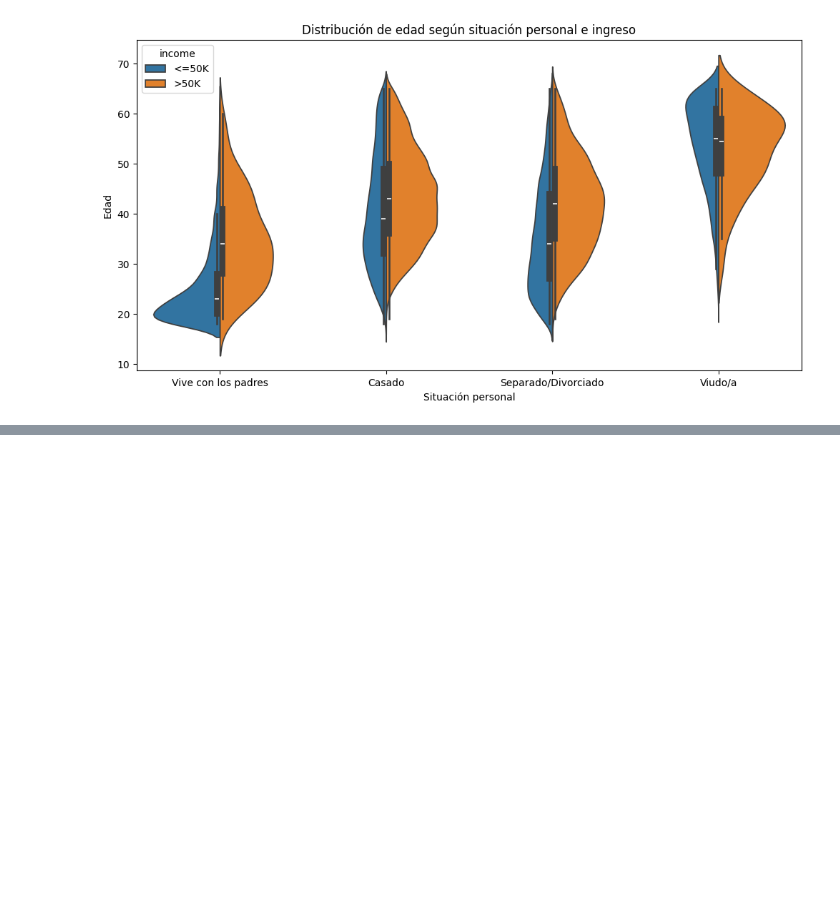
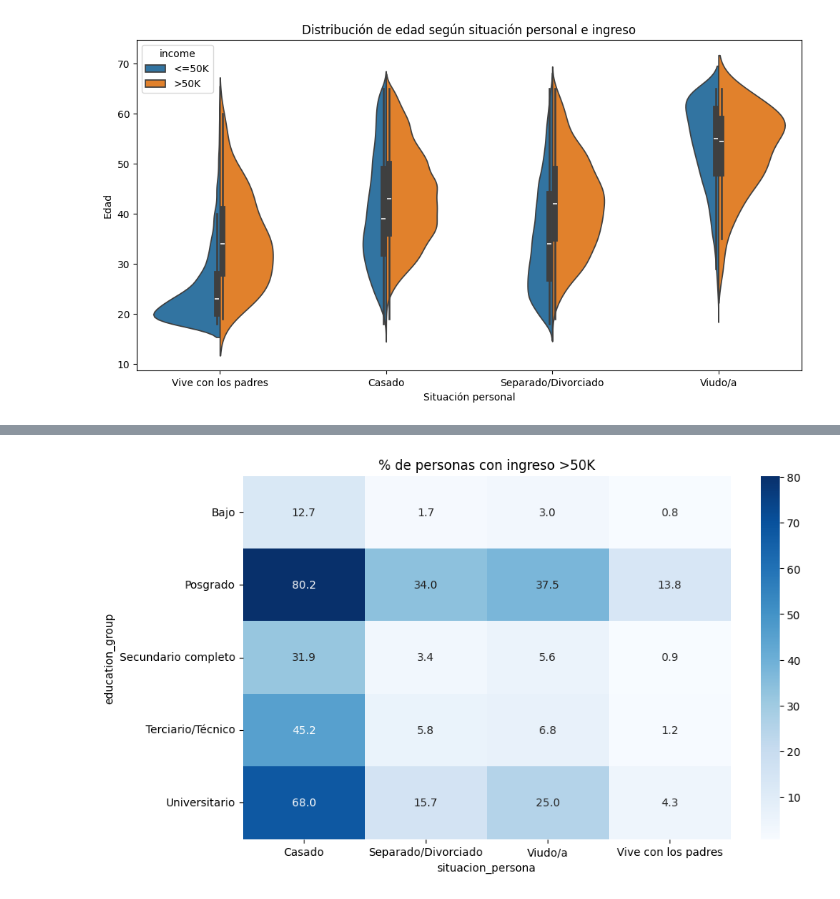
Before and after one commit to miqaapz98/IAA_2026, a Jupyter notebook: TP2_IAA.ipynb, the cells around one changed output, grey strips where cells are left out. Cells and saved outputs as stored; diff of their text form; code cells hidden in the pictures; blank space fills up the shorter version.

```diff
--- a/TP2_IAA.ipynb
+++ b/TP2_IAA.ipynb
@@ -483,0 +543,23 @@ plt.show()
+# %%
+    tabla = pd.pivot_table(
+    df,
+    values="income_bin",
+    index="education_group",
+    columns="situacion_persona",
+    aggfunc="mean"
+) * 100
+
+plt.figure(figsize=(10,6))
+
+sns.heatmap(
+    tabla,
+    annot=True,
+    fmt=".1f",
+    cmap="Blues"
+)
+
+plt.title("% de personas con ingreso >50K")
+
+plt.show()
+# %% [output]
+[figure, added]
```
Also changed, not shown: parts of 13 cells of this notebook.
